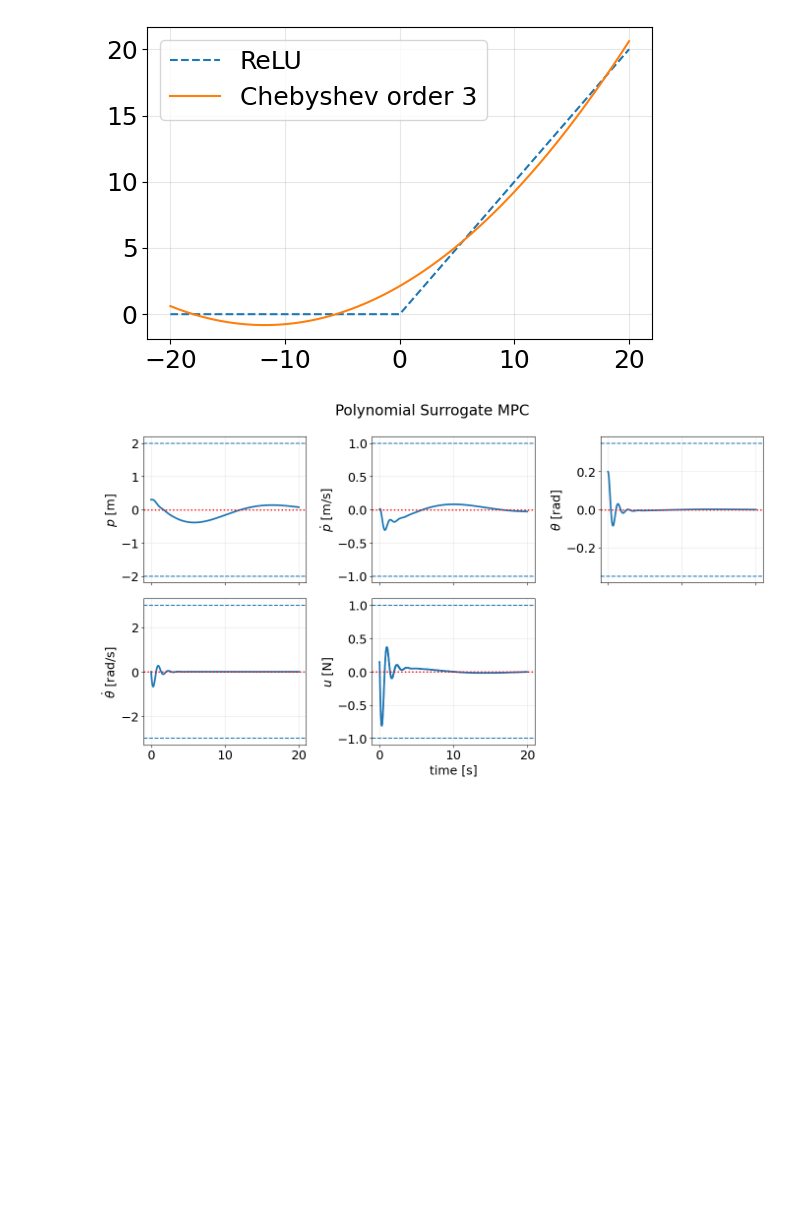
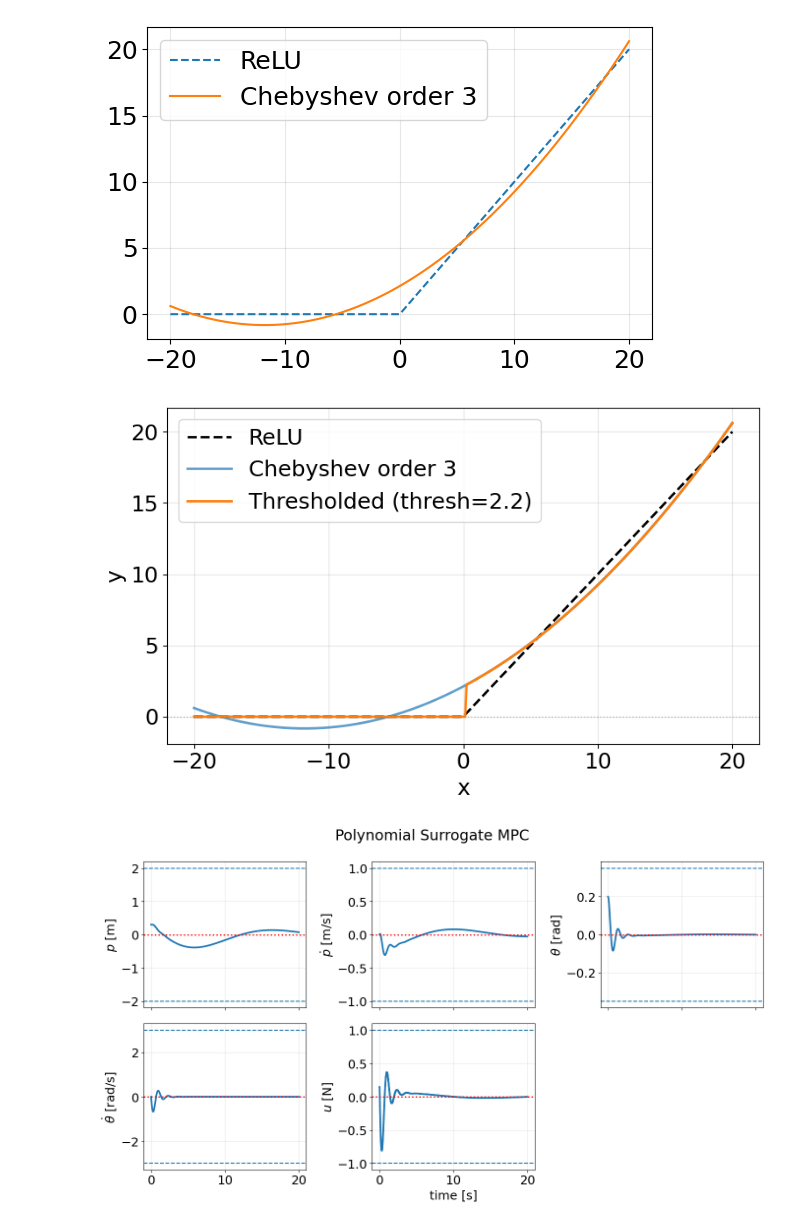
Before and after one commit to k-uta/Variational-Encrypted-Model-Predictive-Control, a Jupyter notebook: test.ipynb, the cells around one changed output. Drawn from its saved outputs; the diff is of its cells as text; code cells hidden in the pictures; blank space fills up the shorter version.

Commit message:
threshold on polynomial

```diff
--- a/test.ipynb
+++ b/test.ipynb
@@ -356,6 +353,30 @@ plt.tight_layout()
 plt.show()
 # %% [output]
 [figure]
+# %%
+# Apply threshold to force small values to zero
+z = np.linspace(-cheb_bound, cheb_bound, 400)
+p = qpMPC.eval_relu_poly(z, surrogate_solver['coeffs'], cheb_bound, clip=True)
+
+threshold = 2.2  # threshold
+
+p_thresholded = p.copy()
+p_thresholded[np.abs(p) < threshold] = 0.0
+
+plt.figure(figsize=(8, 5))
+plt.plot(z, np.maximum(0, z), '--', linewidth=2, label='ReLU', color='black')
+plt.plot(z, p, label=f'Chebyshev order {cheb_order}', linewidth=2, alpha=0.7)
+plt.plot(z, p_thresholded, label=f'Thresholded (thresh={threshold})', linewidth=2)
+
+plt.grid(True, alpha=0.3)
+plt.legend()
+plt.xlabel('x')
+plt.ylabel('y')
+plt.axhline(y=0, color='gray', linestyle=':', linewidth=1, alpha=0.5)
+plt.tight_layout()
+plt.show()
+# %% [output]
+[figure, added]
 # %%
 # Controller: Polynomial surrogate MPC (unconstrained)
 def ctrl_surrogate(x, U_warm):
```
Also changed, not shown: parts of 2 cells of this notebook.
